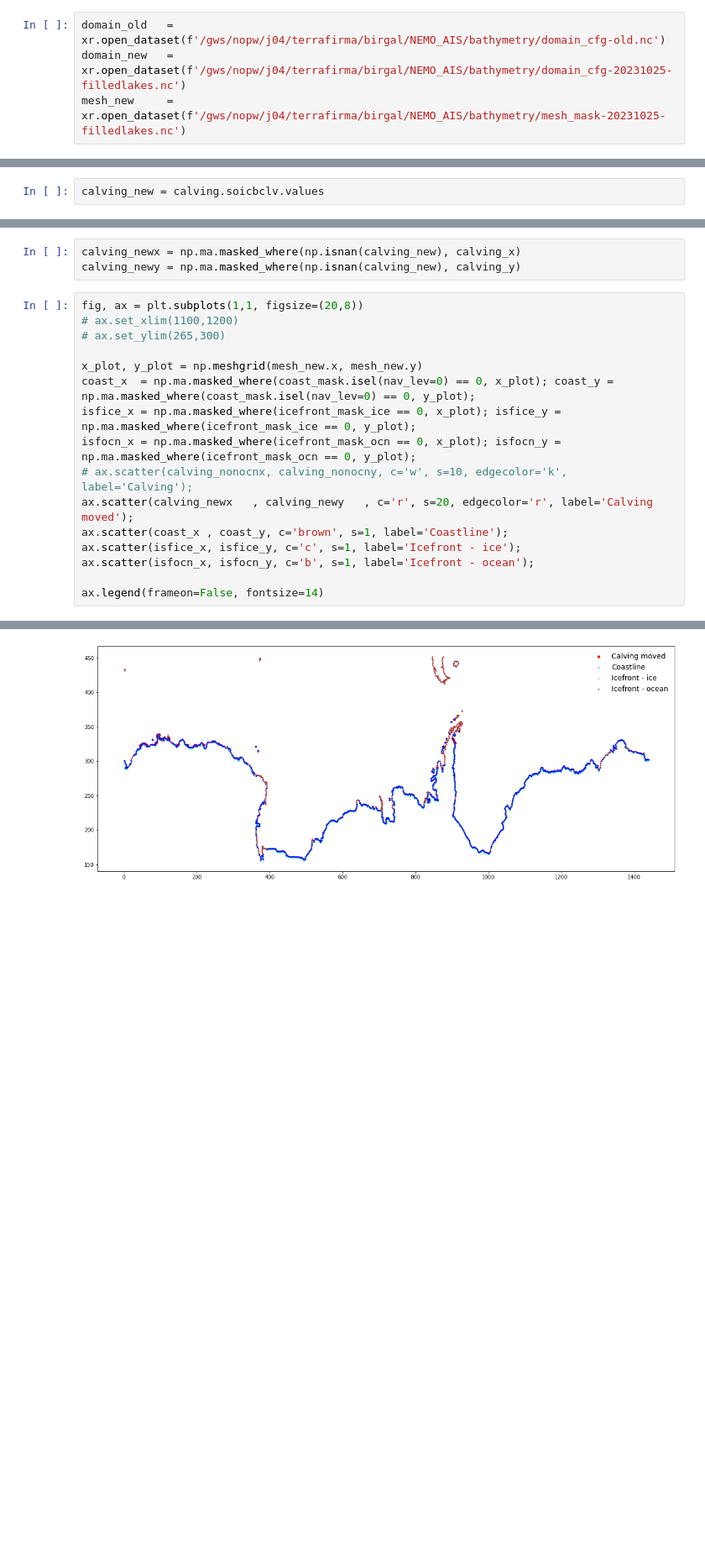
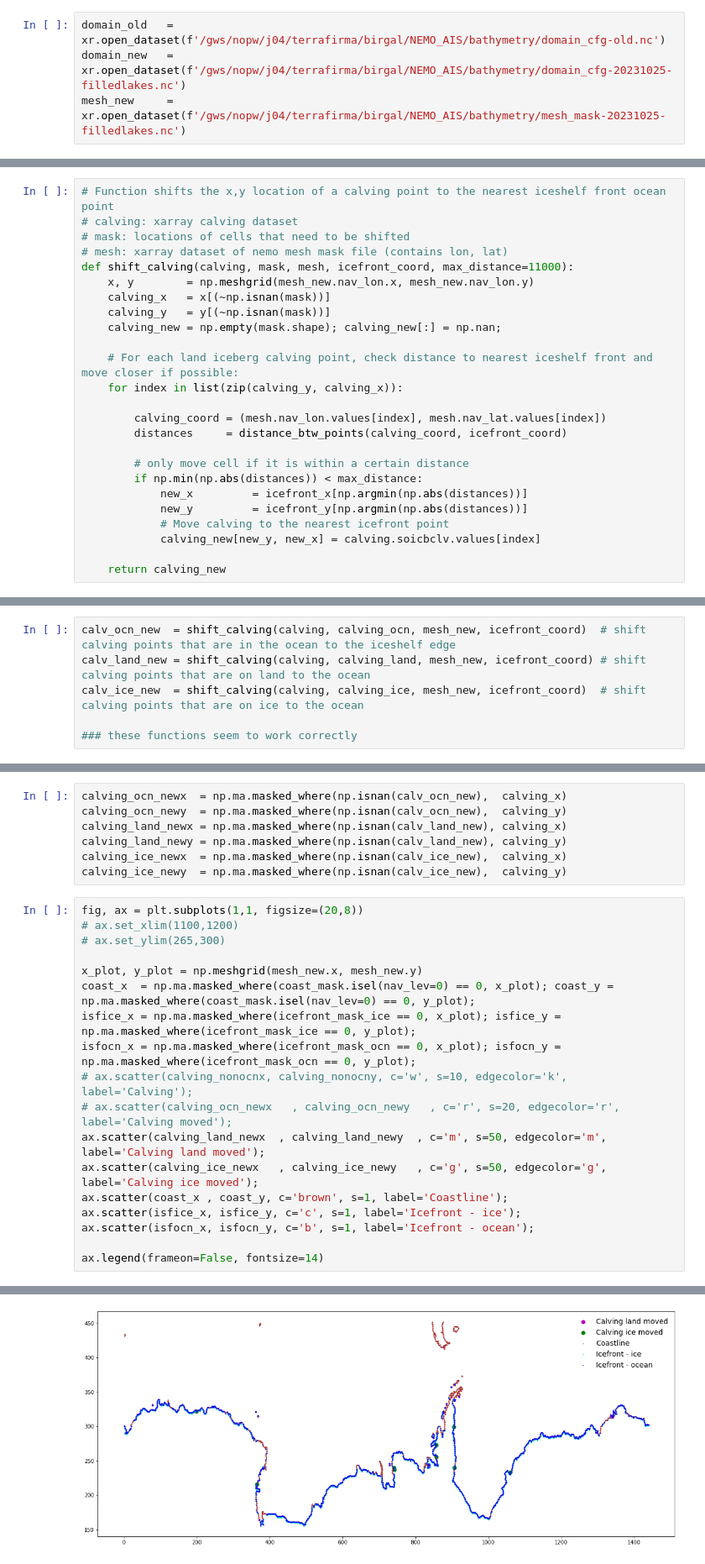
Before and after one commit to brogalla/analysis-birgal, a Jupyter notebook: nemo_config_setup/misc-forcing/global-to-regional.ipynb, the cells around one changed output, grey strips where cells are left out. Shown at 84% size. Cells and saved outputs as stored; diff of their text form; blank space fills up the shorter version.

Commit message:
checking new forcing files

```diff
--- a/nemo_config_setup/misc-forcing/global-to-regional.ipynb
+++ b/nemo_config_setup/misc-forcing/global-to-regional.ipynb
@@ -128,2 +69,0 @@ calving_ocn, calving_land, calving_ice = calving_at_coastline(calving.soicbclv,
-# %%
-calving_new = calving.soicbclv.values
@@ -217,3 +96,28 @@ def calving_at_coastline(calving, mask):
     # Move to nearest ocean point:
 
     return calving_ocn, calving_land, calving_ice
+# %%
+# Function shifts the x,y location of a calving point to the nearest iceshelf front ocean point
+# calving: xarray calving dataset
+# mask: locations of cells that need to be shifted
+# mesh: xarray dataset of nemo mesh mask file (contains lon, lat)
+def shift_calving(calving, mask, mesh, icefront_coord, max_distance=11000):
+    x, y        = np.meshgrid(mesh_new.nav_lon.x, mesh_new.nav_lon.y)
+    calving_x   = x[(~np.isnan(mask))]
+    calving_y   = y[(~np.isnan(mask))]
+    calving_new = np.empty(mask.shape); calving_new[:] = np.nan;
+
+    # For each land iceberg calving point, check distance to nearest iceshelf front and move closer if possible:
+    for index in list(zip(calving_y, calving_x)):
+
+        calving_coord = (mesh.nav_lon.values[index], mesh.nav_lat.values[index])
+        distances     = distance_btw_points(calving_coord, icefront_coord)
+
+        # only move cell if it is within a certain distance
+        if np.min(np.abs(distances)) < max_distance:
+            new_x         = icefront_x[np.argmin(np.abs(distances))]
+            new_y         = icefront_y[np.argmin(np.abs(distances))]
+            # Move calving to the nearest icefront point
+            calving_new[new_y, new_x] = calving.soicbclv.values[index]
+
+    return calving_new
@@ -219,0 +135,6 @@ def calving_at_coastline(calving, mask):
+# %%
+calv_ocn_new  = shift_calving(calving, calving_ocn, mesh_new, icefront_coord)  # shift calving points that are in the ocean to the iceshelf edge
+calv_land_new = shift_calving(calving, calving_land, mesh_new, icefront_coord) # shift calving points that are on land to the ocean
+calv_ice_new  = shift_calving(calving, calving_ice, mesh_new, icefront_coord)  # shift calving points that are on ice to the ocean
+
+### these functions seem to work correctly
@@ -236,26 +160,32 @@ ax.legend(frameon=False)
 <matplotlib.legend.Legend at 0x...>
 [figure]
 # %%
-calving_newx = np.ma.masked_where(np.isnan(calving_new), calving_x)
-calving_newy = np.ma.masked_where(np.isnan(calving_new), calving_y)
+calving_ocn_newx  = np.ma.masked_where(np.isnan(calv_ocn_new),  calving_x)
+calving_ocn_newy  = np.ma.masked_where(np.isnan(calv_ocn_new),  calving_y)
+calving_land_newx = np.ma.masked_where(np.isnan(calv_land_new), calving_x)
+calving_land_newy = np.ma.masked_where(np.isnan(calv_land_new), calving_y)
+calving_ice_newx  = np.ma.masked_where(np.isnan(calv_ice_new),  calving_x)
+calving_ice_newy  = np.ma.masked_where(np.isnan(calv_ice_new),  calving_y)
 # %%
 fig, ax = plt.subplots(1,1, figsize=(20,8))
 # ax.set_xlim(1100,1200)
 # ax.set_ylim(265,300)
 
 x_plot, y_plot = np.meshgrid(mesh_new.x, mesh_new.y)
 coast_x  = np.ma.masked_where(coast_mask.isel(nav_lev=0) == 0, x_plot); coast_y = np.ma.masked_where(coast_mask.isel(nav_lev=0) == 0, y_plot);
 isfice_x = np.ma.masked_where(icefront_mask_ice == 0, x_plot); isfice_y = np.ma.masked_where(icefront_mask_ice == 0, y_plot);
 isfocn_x = np.ma.masked_where(icefront_mask_ocn == 0, x_plot); isfocn_y = np.ma.masked_where(icefront_mask_ocn == 0, y_plot);
 # ax.scatter(calving_nonocnx, calving_nonocny, c='w', s=10, edgecolor='k', label='Calving');
-ax.scatter(calving_newx   , calving_newy   , c='r', s=20, edgecolor='r', label='Calving moved');
+# ax.scatter(calving_ocn_newx   , calving_ocn_newy   , c='r', s=20, edgecolor='r', label='Calving moved');
+ax.scatter(calving_land_newx  , calving_land_newy  , c='m', s=50, edgecolor='m', label='Calving land moved');
+ax.scatter(calving_ice_newx   , calving_ice_newy   , c='g', s=50, edgecolor='g', label='Calving ice moved');
 ax.scatter(coast_x , coast_y, c='brown', s=1, label='Coastline');
 ax.scatter(isfice_x, isfice_y, c='c', s=1, label='Icefront - ice');
 ax.scatter(isfocn_x, isfocn_y, c='b', s=1, label='Icefront - ocean');
 
 ax.legend(frameon=False, fontsize=14)
 # %% [output]
 <matplotlib.legend.Legend at 0x...>
-[figure, old version]
+[figure, new version]
 # %%
 fig, ax = plt.subplots(1,1, figsize=(20,8))
```
Also changed, not shown: parts of 24 cells of this notebook.
